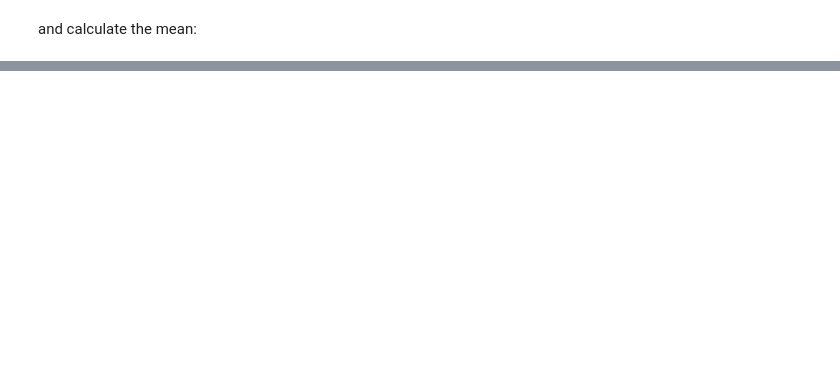
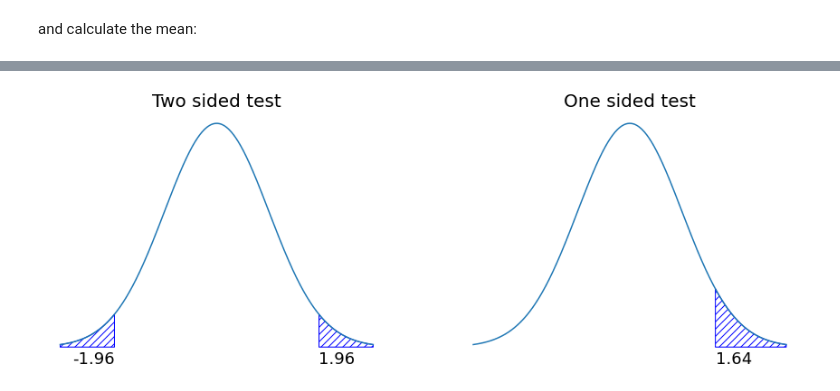
Before and after one commit to ethanweed/pythonbook, a Jupyter notebook: Book/_build/html/_sources/05.02-ttest.ipynb, the cells around one changed output, grey strips where cells are left out. Drawn from its saved outputs; the diff is of its cells as text; code cells hidden in the pictures; blank space fills up the shorter version.

```diff
--- a/Book/_build/html/_sources/05.02-ttest.ipynb
+++ b/Book/_build/html/_sources/05.02-ttest.ipynb
@@ -1386,0 +189,45 @@ wilcox.test( x = happiness$after,
+# %%
+mu = 0
+sigma = 1
+
+x = np.arange(-3,3,0.001)
+y = stats.norm.pdf(x, mu, sigma)
+
+
+fig, (ax0, ax1) = plt.subplots(1, 2, sharey = True, figsize=(15, 5))
+
+
+# Two-sided test
+crit = 1.96
+p_lower = x[x<crit*-1]
+p_upper = x[x>crit]
+
+ax0.plot(x, y)
+
+ax0.fill_between(p_lower, 0, stats.norm.pdf(p_lower, mu, sigma),color="none",hatch="///",edgecolor="b")
+ax0.fill_between(p_upper, 0, stats.norm.pdf(p_upper, mu, sigma), color="none",hatch="///",edgecolor="b")
+ax0.set_title("Two sided test", size = 20)
+ax0.text(-1.96,-.03, '-1.96', size=18, ha="right")
+ax0.text(1.96,-.03, '1.96', size=18, ha="left")
+
+# One-sided test
+crit = 1.64
+p_upper = x[x>crit]
+
+ax1.plot(x, y)
+ax1.set_title("One sided test", size = 20)
+ax1.text(1.64,-.03, '1.64', size=18, ha="left")
+ax1.fill_between(p_upper, 0, stats.norm.pdf(p_upper, mu, sigma), color="none",hatch="///",edgecolor="b")
+
+ax0.set_frame_on(False)
+ax1.set_frame_on(False)
+
+ax0.get_yaxis().set_visible(False)
+ax1.get_yaxis().set_visible(False)
+ax0.get_xaxis().set_visible(False)
+ax1.get_xaxis().set_visible(False)
+
+
+glue("ztest-fig", ax, display=False)
+# %% [output]
+[figure, added]
```
Also changed, not shown: parts of 42 cells of this notebook, 46 other files.
